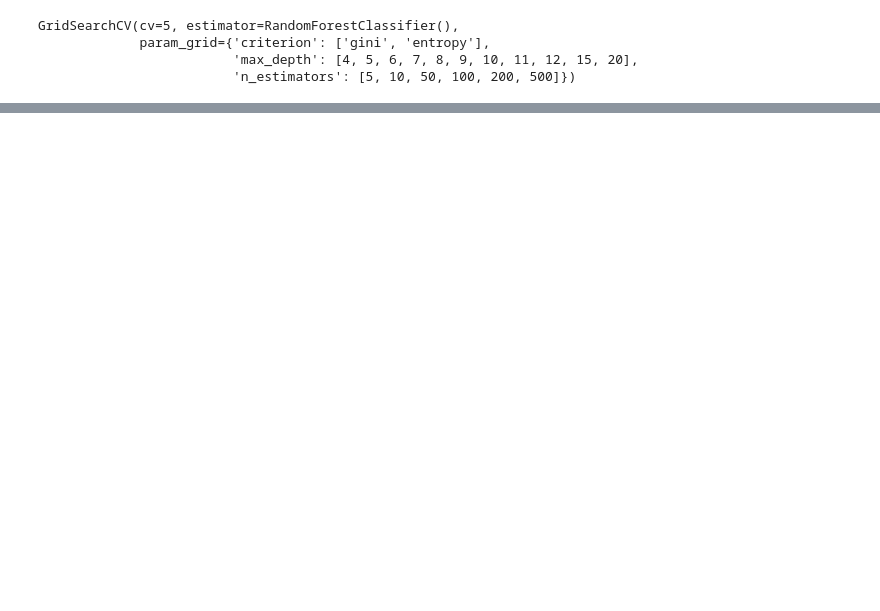
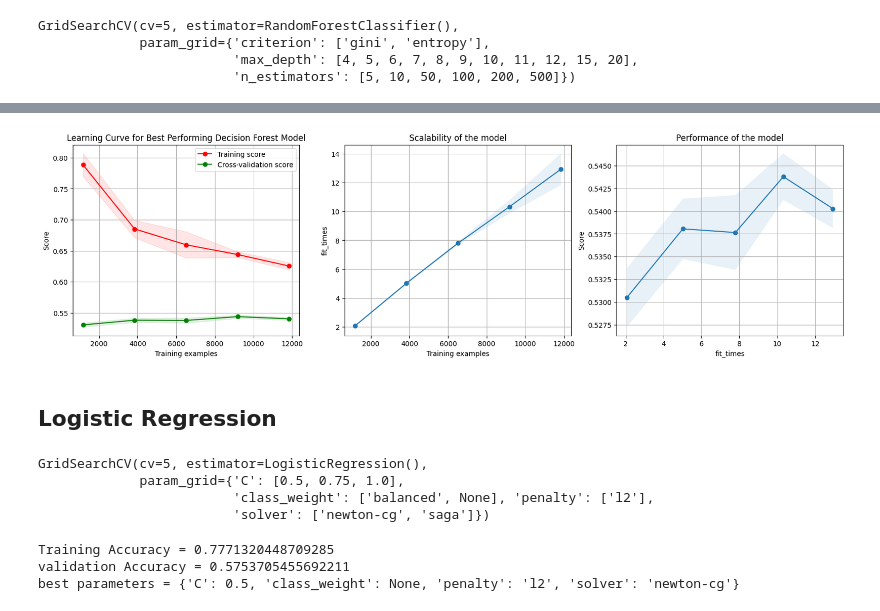
Before and after one commit to joshmorg1007/SENG474-Project, a Jupyter notebook: prediction_model/dota_draft_predictor.ipynb, the cells around one changed output, grey strips where cells are left out. Saved outputs shown, nothing was run; the diff lists cells and outputs as text; code cells hidden in the pictures; blank space fills up the shorter version.

```diff
--- a/prediction_model/dota_draft_predictor.ipynb
+++ b/prediction_model/dota_draft_predictor.ipynb
@@ -58,8 +232,8 @@ best parameters = {'criterion': 'entropy', 'max_depth': 15}
 # %%
-# Random Forrest
+# Random Forrest - 16 mins
 forest_para = {'criterion':['gini','entropy'],'max_depth':[4,5,6,7,8,9,10,11,12,15,20,], 'n_estimators': [5, 10, 50, 100, 200, 500]}
-grid_model = GridSearchCV(RandomForestClassifier(), forest_para, cv=5)
-grid_model.fit(X_decision_tree_train, y_decision_tree_train)
+grid_forest_model = GridSearchCV(RandomForestClassifier(), forest_para, cv=5)
+grid_forest_model.fit(X_decision_tree_train, y_decision_tree_train)
 # %% [output]
 GridSearchCV(cv=5, estimator=RandomForestClassifier(),
              param_grid={'criterion': ['gini', 'entropy'],
@@ -79,0 +254,3 @@ best parameters = {'criterion': 'gini', 'max_depth': 20, 'n_estimators': 500}
+# %%
+plot_learning_curve(best_forest_model, "Learning Curve for Best Performing Decision Forest Model", X_decision_tree_train, y_decision_tree_train, n_jobs=5)
+# %% [output]
@@ -79,0 +258,3 @@ best parameters = {'criterion': 'gini', 'max_depth': 20, 'n_estimators': 500}
+[figure, added]
+# %% [markdown]
+## Logistic Regression
@@ -79,0 +265,22 @@ best parameters = {'criterion': 'gini', 'max_depth': 20, 'n_estimators': 500}
+# %%
+# Logistic Regression - 5 mins
+logistic_para = {'penalty':['l2'],'C':[0.5, 0.75, 1.0], 'solver':['newton-cg', 'saga'], 'class_weight':['balanced', None]}
+grid_logistic_model = GridSearchCV(LogisticRegression(), logistic_para, cv=5)
+grid_logistic_model.fit(X_logistic_regression_train, y_logistic_regression_train)
+# %% [output]
+GridSearchCV(cv=5, estimator=LogisticRegression(),
+             param_grid={'C': [0.5, 0.75, 1.0],
+                         'class_weight': ['balanced', None], 'penalty': ['l2'],
+                         'solver': ['newton-cg', 'saga']})
+# %%
+best_logistic_model = grid_logistic_model.best_estimator_
+training_accuracy = best_logistic_model.score(X_logistic_regression_train, y_logistic_regression_train)
+validation_accuracy = best_logistic_model.score(X_logistic_regression_test, y_logistic_regression_test)
+
+print(f"Training Accuracy = {training_accuracy}")
+print(f"validation Accuracy = {validation_accuracy}")
+print(f"best parameters = {grid_logistic_model.best_params_}")
+# %% [output]
+Training Accuracy = 0.7771320448709285
+validation Accuracy = 0.5753705455692211
+best parameters = {'C': 0.5, 'class_weight': None, 'penalty': 'l2', 'solver': 'newton-cg'}
```
Also changed, not shown: parts of 52 cells of this notebook.
